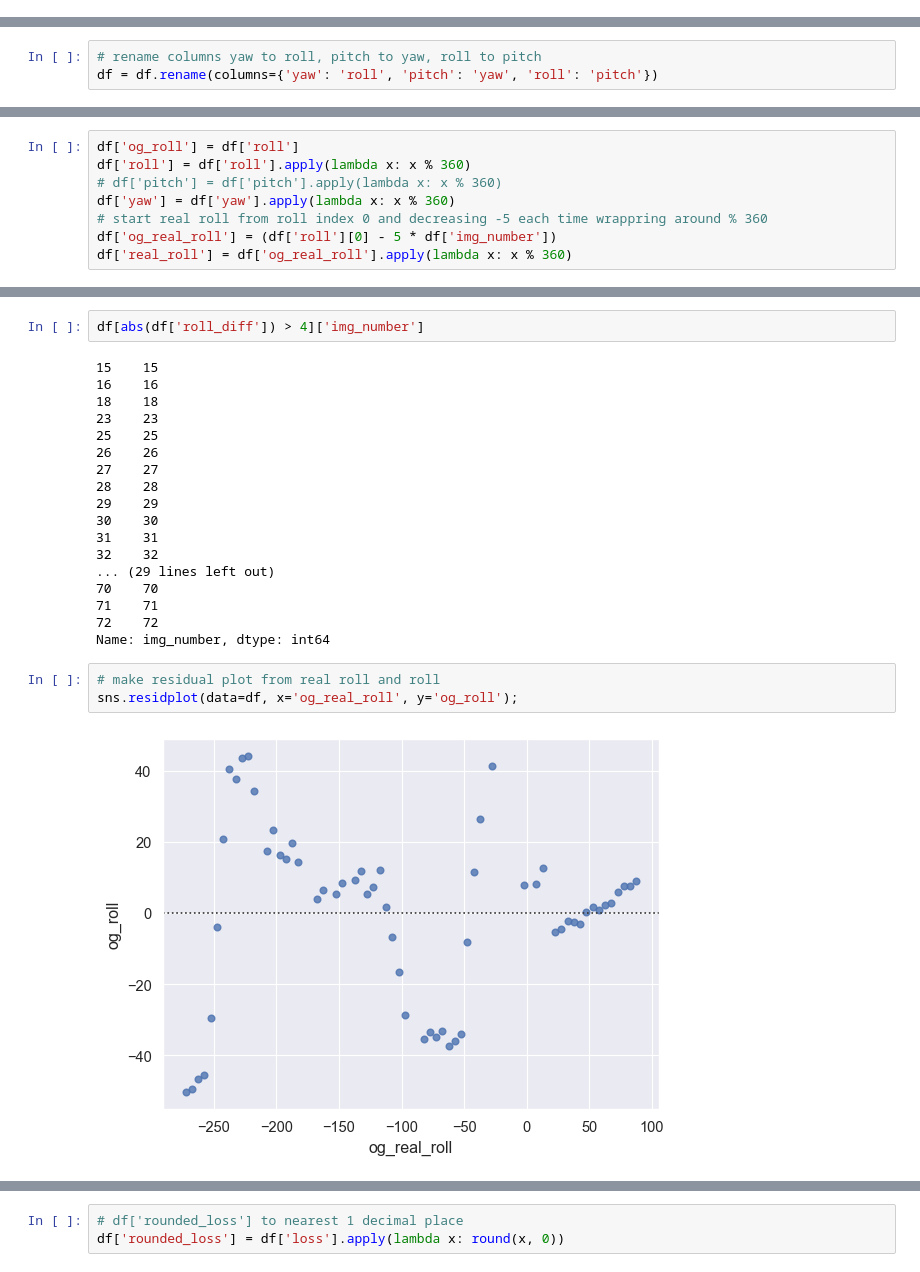
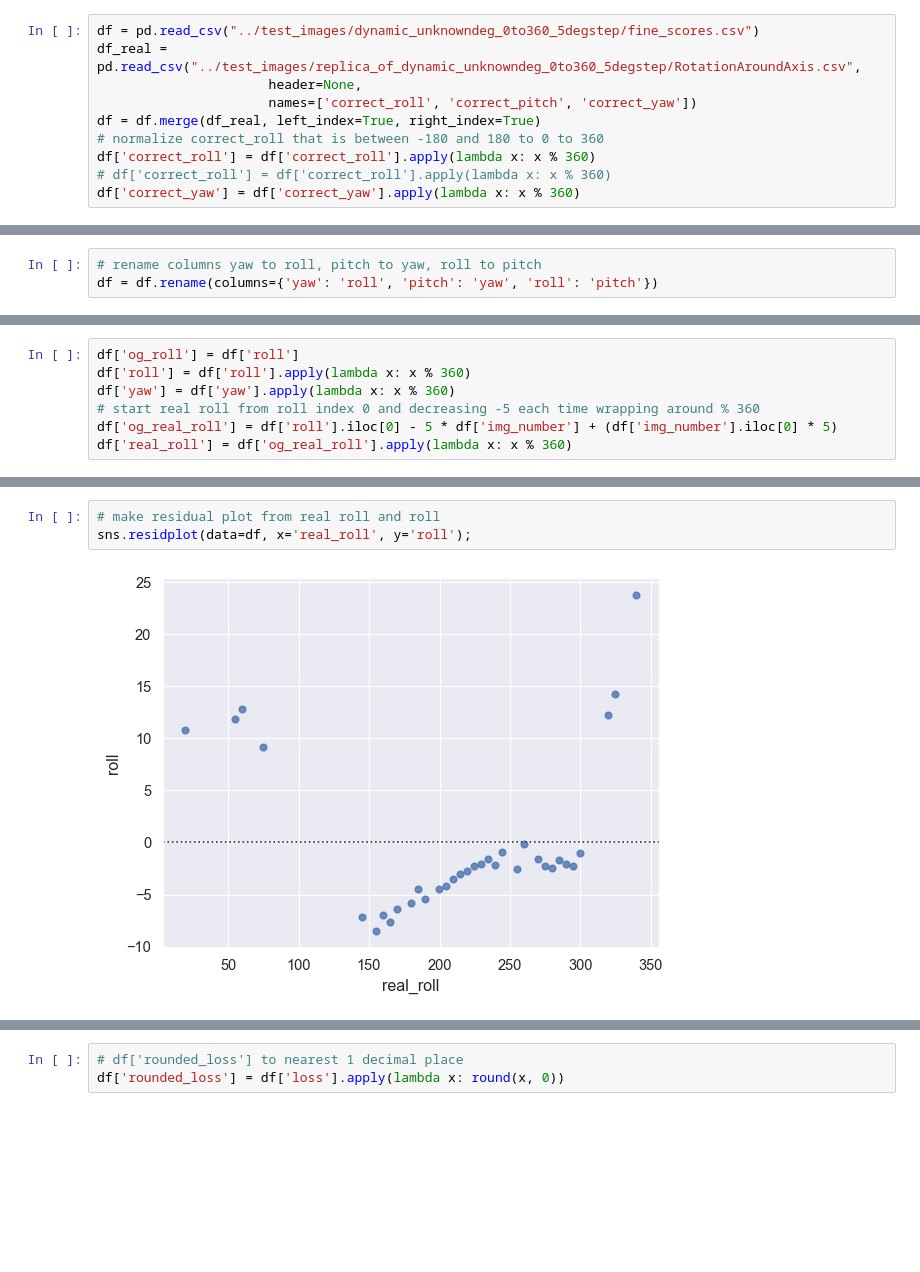
Before and after one commit to mikk5829/RRTNCTTASA, a Jupyter notebook: python-version/tracker/fine_plots.ipynb, the cells around one changed output, grey strips where cells are left out. Cells and saved outputs as stored; diff of their text form; blank space fills up the shorter version.

```diff
--- a/python-version/tracker/fine_plots.ipynb
+++ b/python-version/tracker/fine_plots.ipynb
@@ -16,3 +14,13 @@ df = pd.read_csv("fine_scores.csv")
+# %%
+df = pd.read_csv("../test_images/dynamic_unknowndeg_0to360_5degstep/fine_scores.csv")
+df_real = pd.read_csv("../test_images/replica_of_dynamic_unknowndeg_0to360_5degstep/RotationAroundAxis.csv",
+                      header=None,
+                      names=['correct_roll', 'correct_pitch', 'correct_yaw'])
+df = df.merge(df_real, left_index=True, right_index=True)
+# normalize correct_roll that is between -180 and 180 to 0 to 360
+df['correct_roll'] = df['correct_roll'].apply(lambda x: x % 360)
+# df['correct_roll'] = df['correct_roll'].apply(lambda x: x % 360)
+df['correct_yaw'] = df['correct_yaw'].apply(lambda x: x % 360)
 # %%
 # remove rows where loss is above 10
 df = df[df['loss'] < 10]
@@ -42,10 +50,9 @@ df
 # %%
 df['og_roll'] = df['roll']
 df['roll'] = df['roll'].apply(lambda x: x % 360)
-# df['pitch'] = df['pitch'].apply(lambda x: x % 360)
 df['yaw'] = df['yaw'].apply(lambda x: x % 360)
-# start real roll from roll index 0 and decreasing -5 each time wrappring around % 360
-df['og_real_roll'] = (df['roll'][0] - 5 * df['img_number'])
+# start real roll from roll index 0 and decreasing -5 each time wrapping around % 360
+df['og_real_roll'] = df['roll'].iloc[0] - 5 * df['img_number'] + (df['img_number'].iloc[0] * 5)
 df['real_roll'] = df['og_real_roll'].apply(lambda x: x % 360)
 # %%
 fig, axes = plt.subplots(3, 1, figsize=(10, 10), sharex=True)
@@ -74,28 +96,8 @@ sns.scatterplot(data=df[abs(df['roll_diff']) > 4], x='img_number', y='roll_diff'
-# %%
-df[abs(df['roll_diff']) > 4]['img_number']
-# %% [output]
-15    15
-16    16
-18    18
-23    23
-25    25
-26    26
-27    27
-28    28
-29    29
-30    30
-31    31
-32    32
-... (29 lines left out)
-70    70
-71    71
-72    72
-Name: img_number, dtype: int64
 # %%
 # make residual plot from real roll and roll
-sns.residplot(data=df, x='og_real_roll', y='og_roll');
+sns.residplot(data=df, x='real_roll', y='roll');
 # %% [output]
-[figure, old version]
+[figure, new version]
 # %%
 ax = sns.regplot(data=df, x='og_real_roll', y='og_roll');
 # %% [output]
```
Also changed, not shown: parts of 14 cells of this notebook, 13 other files.
